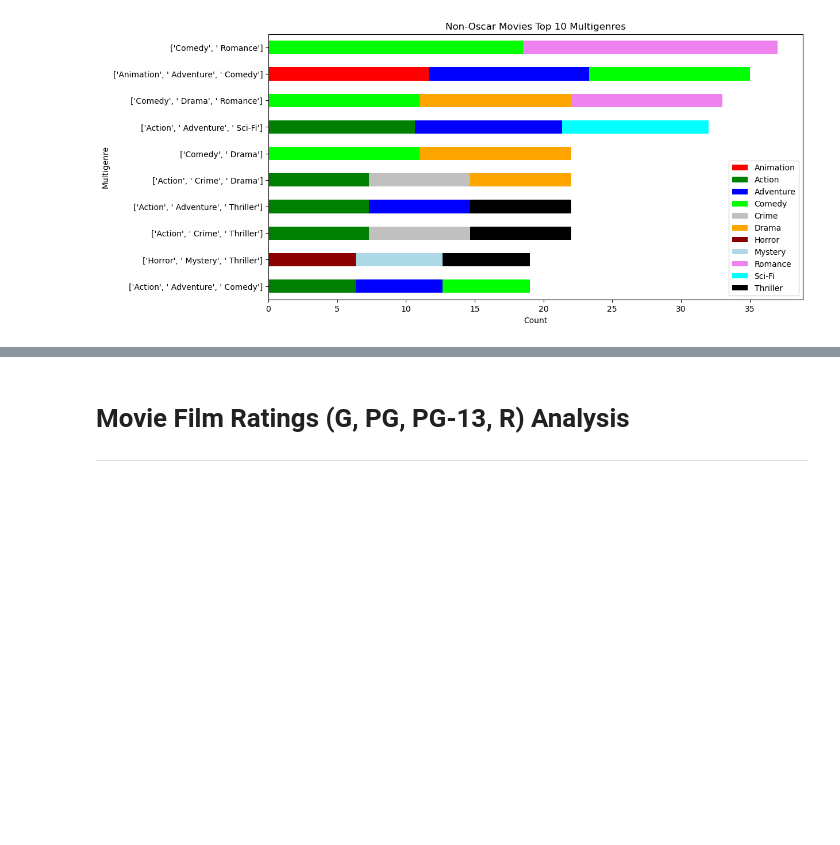
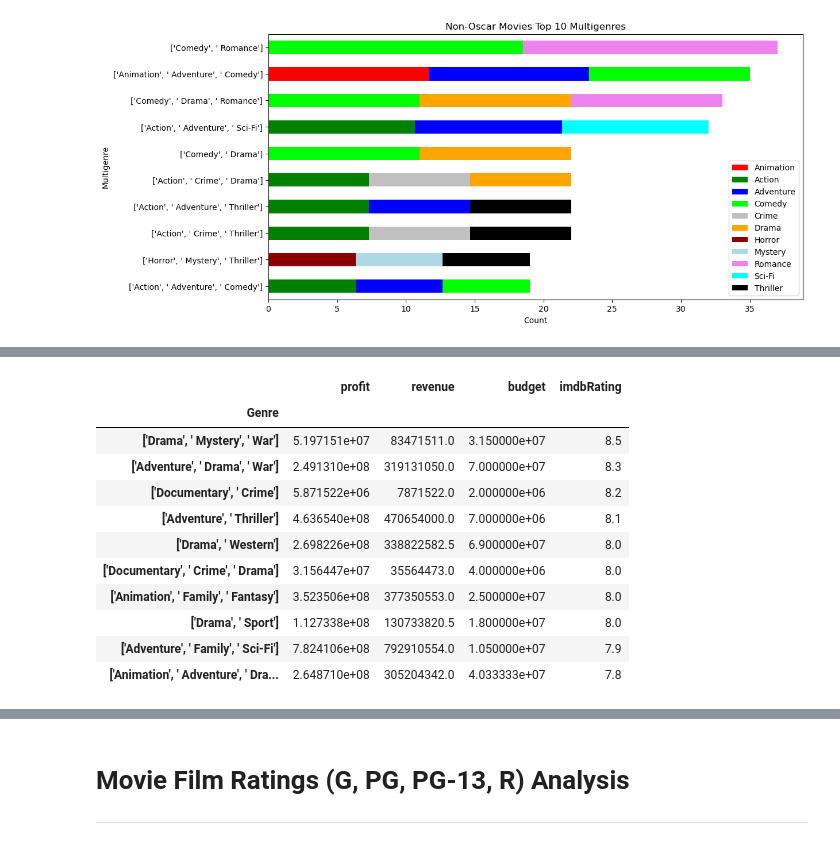
Before and after one commit to PurnimaPathak44/Project-1, a Jupyter notebook: Main Movie Folder/movie_main.ipynb, the cells around one changed output, grey strips where cells are left out. Saved outputs shown, nothing was run; the diff lists cells and outputs as text; code cells hidden in the pictures; blank space fills up the shorter version.

```diff
--- a/Main Movie Folder/movie_main.ipynb
+++ b/Main Movie Folder/movie_main.ipynb
@@ -240,0 +258,15 @@ top10_multigenre = df.merge(oscar_movies_multigenre_count10, on="Genre").merge(o
+# %%
+top10_average.sort_values(by='imdbRating', ascending=False).head(10)
+# %% [output]
+|  | profit | revenue | budget | imdbRating |
+| Genre |  |  |  |  |
+| ['Drama', ' Mystery', ' War'] | 5.197151e+07 | 83471511.0 | 3.150000e+07 | 8.5 |
+| ['Adventure', ' Drama', ' War'] | 2.491310e+08 | 319131050.0 | 7.000000e+07 | 8.3 |
+| ['Documentary', ' Crime'] | 5.871522e+06 | 7871522.0 | 2.000000e+06 | 8.2 |
+| ['Adventure', ' Thriller'] | 4.636540e+08 | 470654000.0 | 7.000000e+06 | 8.1 |
+| ['Drama', ' Western'] | 2.698226e+08 | 338822582.5 | 6.900000e+07 | 8.0 |
+| ['Documentary', ' Crime', ' Drama'] | 3.156447e+07 | 35564473.0 | 4.000000e+06 | 8.0 |
+| ['Animation', ' Family', ' Fantasy'] | 3.523506e+08 | 377350553.0 | 2.500000e+07 | 8.0 |
+| ['Drama', ' Sport'] | 1.127338e+08 | 130733820.5 | 1.800000e+07 | 8.0 |
+| ['Adventure', ' Family', ' Sci-Fi'] | 7.824106e+08 | 792910554.0 | 1.050000e+07 | 7.9 |
+| ['Animation', ' Adventure', ' Dra... | 2.648710e+08 | 305204342.0 | 4.033333e+07 | 7.8 |
```
Also changed, not shown: parts of 7 cells of this notebook.
